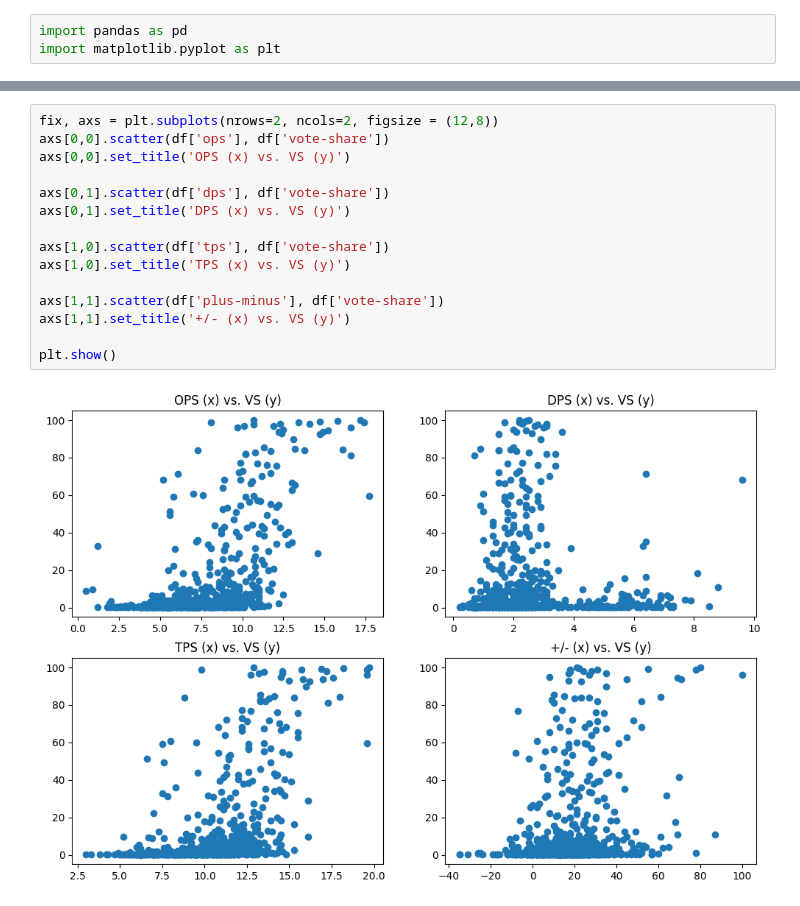
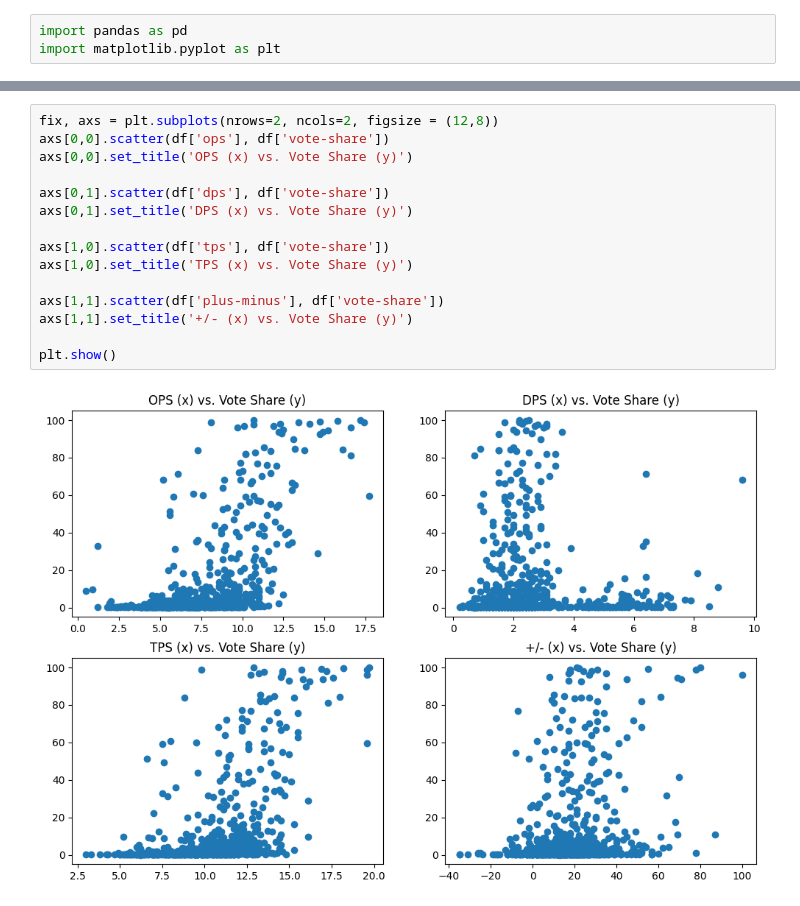
Before and after one commit to tschittina/hart-trophy-prediction, a Jupyter notebook: visualizations.ipynb, the cells around one changed output, grey strips where cells are left out. Saved outputs shown, nothing was run; the diff lists cells and outputs as text.

```diff
--- a/visualizations.ipynb
+++ b/visualizations.ipynb
@@ -22,20 +32,20 @@ df
 # %%
 fix, axs = plt.subplots(nrows=2, ncols=2, figsize = (12,8))
 axs[0,0].scatter(df['ops'], df['vote-share'])
-axs[0,0].set_title('OPS (x) vs. VS (y)')
+axs[0,0].set_title('OPS (x) vs. Vote Share (y)')
 
 axs[0,1].scatter(df['dps'], df['vote-share'])
-axs[0,1].set_title('DPS (x) vs. VS (y)')
+axs[0,1].set_title('DPS (x) vs. Vote Share (y)')
 
 axs[1,0].scatter(df['tps'], df['vote-share'])
-axs[1,0].set_title('TPS (x) vs. VS (y)')
+axs[1,0].set_title('TPS (x) vs. Vote Share (y)')
 
 axs[1,1].scatter(df['plus-minus'], df['vote-share'])
-axs[1,1].set_title('+/- (x) vs. VS (y)')
+axs[1,1].set_title('+/- (x) vs. Vote Share (y)')
 
 plt.show()
 # %% [output]
-[figure, old version]
+[figure, new version]
 # %%
 fig, axs = plt.subplots(nrows=2, ncols=2, figsize=(12,8))
 
```
Also changed, not shown: parts of 6 cells of this notebook, 1 other file.
